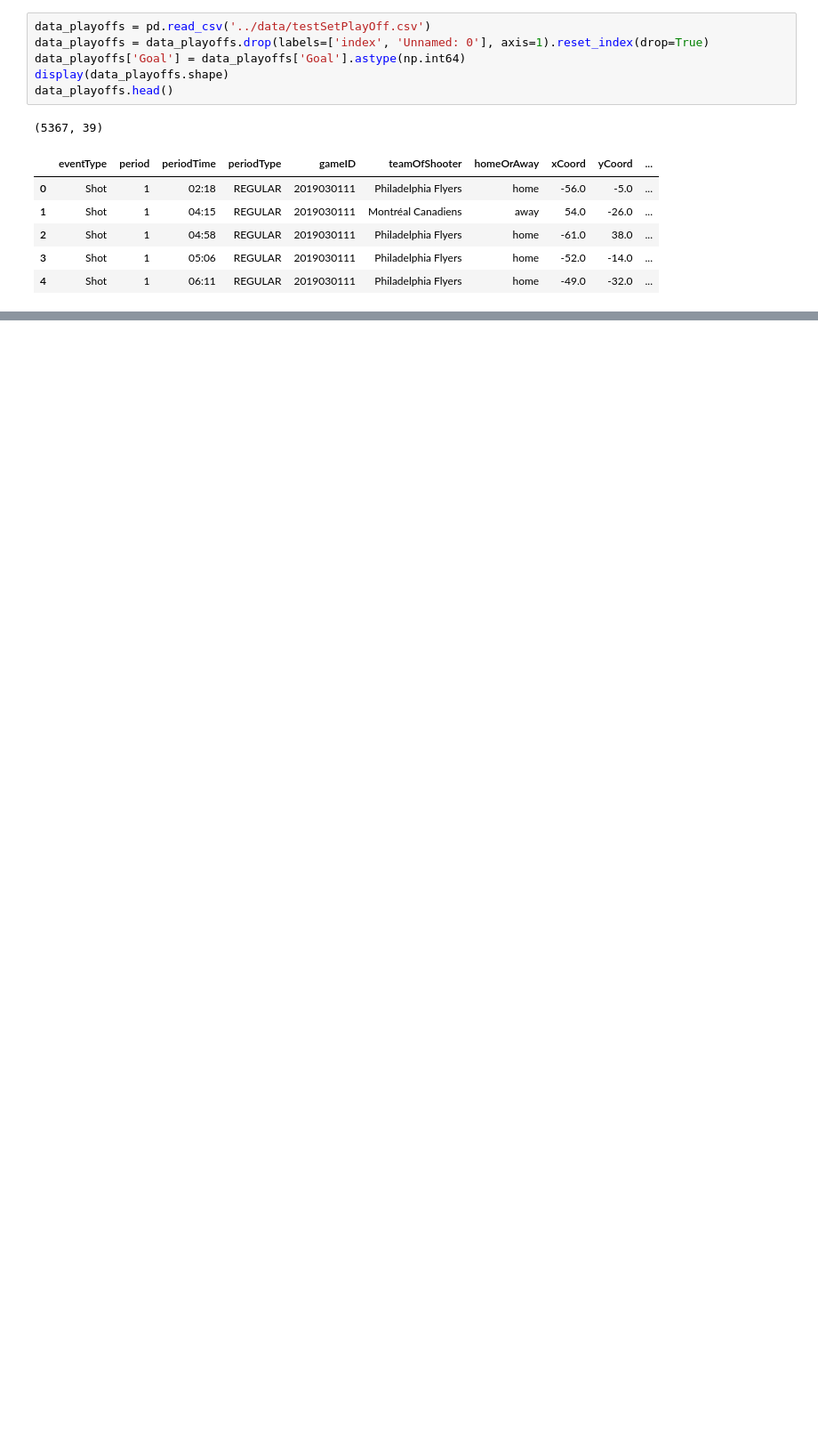
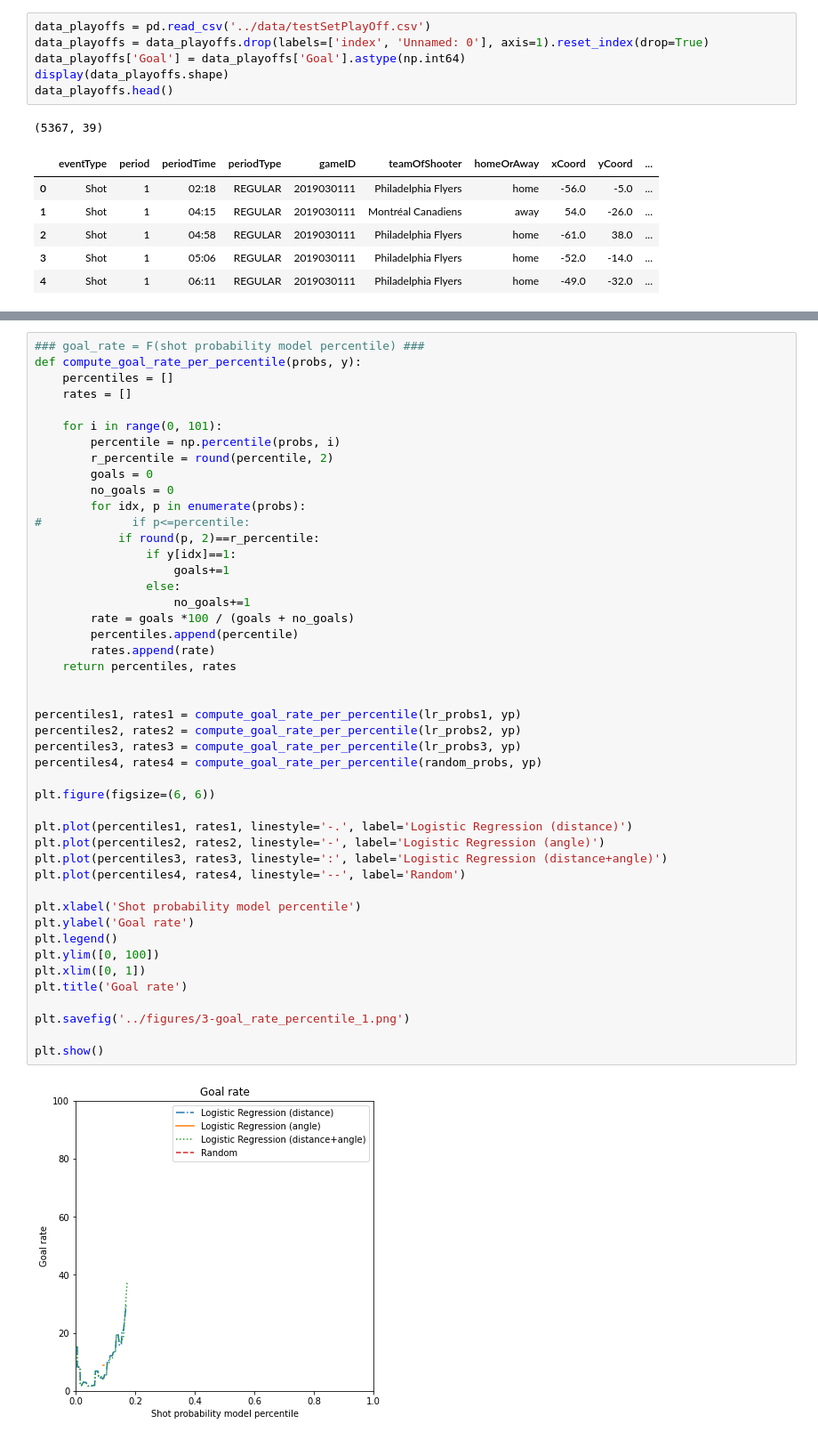
Before and after one commit to sorinmuchi/IFT6758, a Jupyter notebook: notebooks/7-EvaluateOnTestSet.ipynb, the cells around one changed output, grey strips where cells are left out. Shown at 89% size. Drawn from its saved outputs; the diff is of its cells as text; blank space fills up the shorter version.

Commit message:
finish evaluating basic models

```diff
--- a/notebooks/7-EvaluateOnTestSet.ipynb
+++ b/notebooks/7-EvaluateOnTestSet.ipynb
@@ -339,0 +496,48 @@ data_playoffs.head()
+# %%
+### goal_rate = F(shot probability model percentile) ###
+def compute_goal_rate_per_percentile(probs, y):
+    percentiles = []
+    rates = []
+
+    for i in range(0, 101):
+        percentile = np.percentile(probs, i)
+        r_percentile = round(percentile, 2)
+        goals = 0
+        no_goals = 0
+        for idx, p in enumerate(probs):
+#             if p<=percentile:
+            if round(p, 2)==r_percentile:
+                if y[idx]==1:
+                    goals+=1
+                else:
+                    no_goals+=1
+        rate = goals *100 / (goals + no_goals)
+        percentiles.append(percentile)
+        rates.append(rate)
+    return percentiles, rates
+
+
+percentiles1, rates1 = compute_goal_rate_per_percentile(lr_probs1, yp)
+percentiles2, rates2 = compute_goal_rate_per_percentile(lr_probs2, yp)
+percentiles3, rates3 = compute_goal_rate_per_percentile(lr_probs3, yp)
+percentiles4, rates4 = compute_goal_rate_per_percentile(random_probs, yp)
+
+plt.figure(figsize=(6, 6))
+
+plt.plot(percentiles1, rates1, linestyle='-.', label='Logistic Regression (distance)')
+plt.plot(percentiles2, rates2, linestyle='-', label='Logistic Regression (angle)')
+plt.plot(percentiles3, rates3, linestyle=':', label='Logistic Regression (distance+angle)')
+plt.plot(percentiles4, rates4, linestyle='--', label='Random')
+
+plt.xlabel('Shot probability model percentile')
+plt.ylabel('Goal rate')
+plt.legend()
+plt.ylim([0, 100])
+plt.xlim([0, 1])
+plt.title('Goal rate')
+
+plt.savefig('../figures/3-goal_rate_percentile_1.png')
+
+plt.show()
+# %% [output]
+[figure, added]
```
Also changed, not shown: parts of 22 cells of this notebook, 5 other files.
